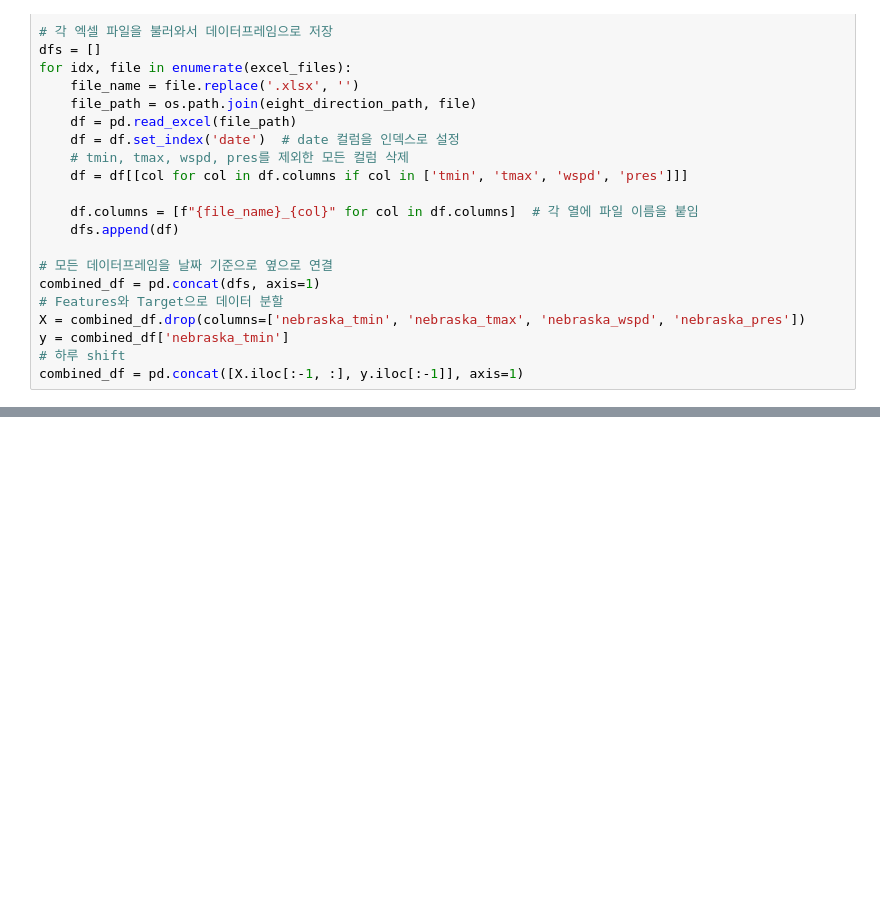
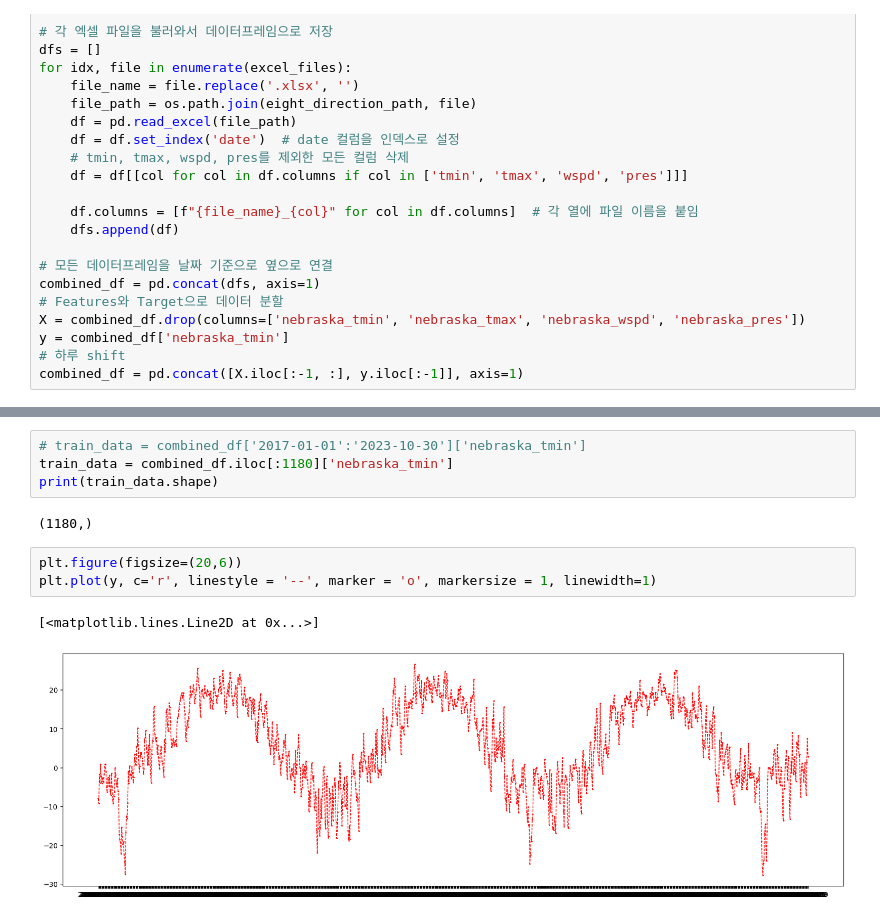
Before and after one commit to badjiyoon/da_study, a Jupyter notebook: wf/8direction_wf.ipynb, the cells around one changed output, grey strips where cells are left out. Drawn from its saved outputs; the diff is of its cells as text; blank space fills up the shorter version.

```diff
--- a/wf/8direction_wf.ipynb
+++ b/wf/8direction_wf.ipynb
@@ -162,0 +166,12 @@ plt.plot(y_prd, c='r', linestyle = '--', marker = 'o', markersize = 1, linewidth
+# %%
+# train_data = combined_df['2017-01-01':'2023-10-30']['nebraska_tmin']
+train_data = combined_df.iloc[:1180]['nebraska_tmin']
+print(train_data.shape)
+# %% [output]
+(1180,)
+# %%
+plt.figure(figsize=(20,6))
+plt.plot(y, c='r', linestyle = '--', marker = 'o', markersize = 1, linewidth=1)
+# %% [output]
+[<matplotlib.lines.Line2D at 0x...>]
+[figure, added]
```
Also changed, not shown: parts of 6 cells of this notebook.
